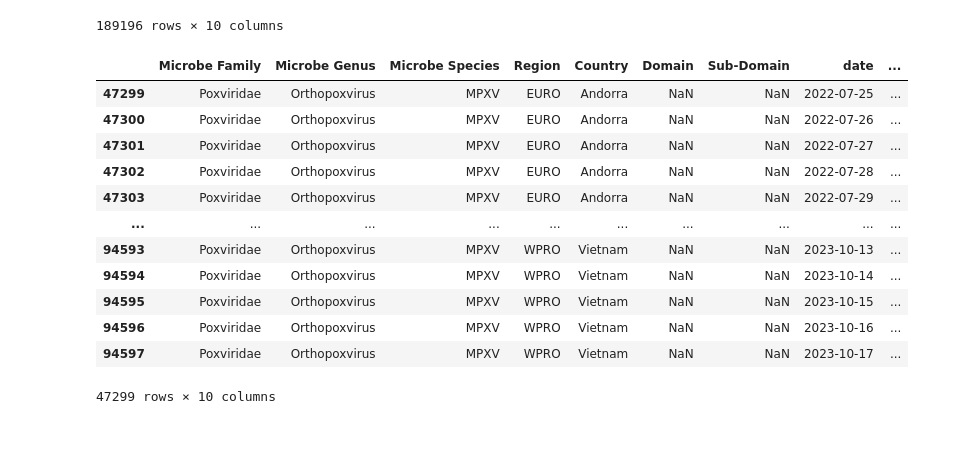
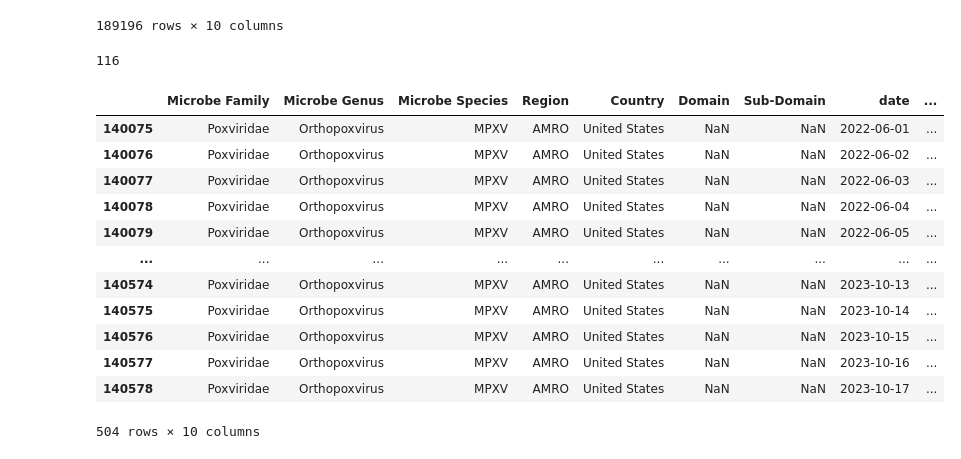
Before and after one commit to AlexWei21/Pandemic-Database, a Jupyter notebook: Internal/Processing Scripts/Monkeypox_Data_Preprocessing.ipynb, the cells around one changed output. Drawn from its saved outputs; the diff is of its cells as text; code cells hidden in the pictures.

```diff
--- a/Internal/Processing Scripts/Monkeypox_Data_Preprocessing.ipynb
+++ b/Internal/Processing Scripts/Monkeypox_Data_Preprocessing.ipynb
@@ -108,18 +108,27 @@ death_data = mpox_data[mpox_data['type'] == 'Deaths']
 cumcase_data = mpox_data[mpox_data['type'] == 'Cumulative_Cases']
 cumdeath_data = mpox_data[mpox_data['type'] == 'Cumulative_Deaths']
 # %%
-case_data.to_csv('F:/Pandemic-Database/Past_Pandemic_Time_Series_Data/Monkeypox/Mpox_World_')
+case_data.to_csv('F:/Pandemic-Database/Past_Pandemic_Time_Series_Data/Monkeypox/Mpox_World_Country_Daily_Cases.csv')
+death_data.to_csv('F:/Pandemic-Database/Past_Pandemic_Time_Series_Data/Monkeypox/Mpox_World_Country_Daily_Deaths.csv')
+cumcase_data.to_csv('F:/Pandemic-Database/Past_Pandemic_Time_Series_Data/Monkeypox/Mpox_World_Country_Daily_CumCases.csv')
+cumdeath_data.to_csv('F:/Pandemic-Database/Past_Pandemic_Time_Series_Data/Monkeypox/Mpox_World_Country_Daily_CumDeaths.csv')
-# %% [output]
-|  | Microbe Family | Microbe Genus | Microbe Species | Region | Country | Domain | Sub-Domain | date | ... |
-| 47299 | Poxviridae | Orthopoxvirus | MPXV | EURO | Andorra | NaN | NaN | 2022-07-25 | ... |
-| 47300 | Poxviridae | Orthopoxvirus | MPXV | EURO | Andorra | NaN | NaN | 2022-07-26 | ... |
-| 47301 | Poxviridae | Orthopoxvirus | MPXV | EURO | Andorra | NaN | NaN | 2022-07-27 | ... |
-| 47302 | Poxviridae | Orthopoxvirus | MPXV | EURO | Andorra | NaN | NaN | 2022-07-28 | ... |
-| 47303 | Poxviridae | Orthopoxvirus | MPXV | EURO | Andorra | NaN | NaN | 2022-07-29 | ... |
-| ... | ... | ... | ... | ... | ... | ... | ... | ... | ... |
-| 94593 | Poxviridae | Orthopoxvirus | MPXV | WPRO | Vietnam | NaN | NaN | 2023-10-13 | ... |
-| 94594 | Poxviridae | Orthopoxvirus | MPXV | WPRO | Vietnam | NaN | NaN | 2023-10-14 | ... |
-| 94595 | Poxviridae | Orthopoxvirus | MPXV | WPRO | Vietnam | NaN | NaN | 2023-10-15 | ... |
-| 94596 | Poxviridae | Orthopoxvirus | MPXV | WPRO | Vietnam | NaN | NaN | 2023-10-16 | ... |
-| 94597 | Poxviridae | Orthopoxvirus | MPXV | WPRO | Vietnam | NaN | NaN | 2023-10-17 | ... |
-47299 rows × 10 columns
+# %%
+len(set(case_data['Country']))
+# %% [output]
+116
+# %%
+case_data[case_data['Country'] == 'United States']
+# %% [output]
+|  | Microbe Family | Microbe Genus | Microbe Species | Region | Country | Domain | Sub-Domain | date | ... |
+| 140075 | Poxviridae | Orthopoxvirus | MPXV | AMRO | United States | NaN | NaN | 2022-06-01 | ... |
+| 140076 | Poxviridae | Orthopoxvirus | MPXV | AMRO | United States | NaN | NaN | 2022-06-02 | ... |
+| 140077 | Poxviridae | Orthopoxvirus | MPXV | AMRO | United States | NaN | NaN | 2022-06-03 | ... |
+| 140078 | Poxviridae | Orthopoxvirus | MPXV | AMRO | United States | NaN | NaN | 2022-06-04 | ... |
+| 140079 | Poxviridae | Orthopoxvirus | MPXV | AMRO | United States | NaN | NaN | 2022-06-05 | ... |
+| ... | ... | ... | ... | ... | ... | ... | ... | ... | ... |
+| 140574 | Poxviridae | Orthopoxvirus | MPXV | AMRO | United States | NaN | NaN | 2023-10-13 | ... |
+| 140575 | Poxviridae | Orthopoxvirus | MPXV | AMRO | United States | NaN | NaN | 2023-10-14 | ... |
+| 140576 | Poxviridae | Orthopoxvirus | MPXV | AMRO | United States | NaN | NaN | 2023-10-15 | ... |
+| 140577 | Poxviridae | Orthopoxvirus | MPXV | AMRO | United States | NaN | NaN | 2023-10-16 | ... |
+| 140578 | Poxviridae | Orthopoxvirus | MPXV | AMRO | United States | NaN | NaN | 2023-10-17 | ... |
+504 rows × 10 columns
```
